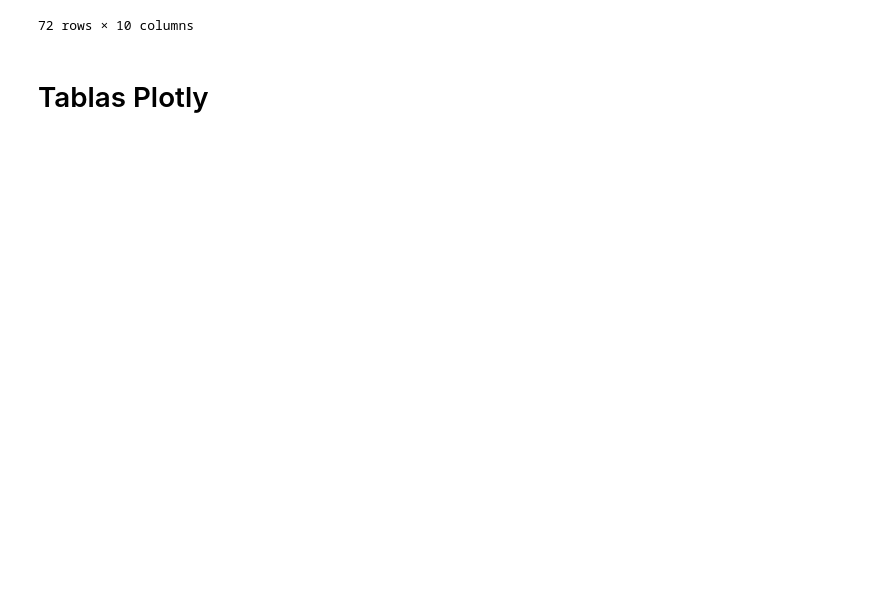
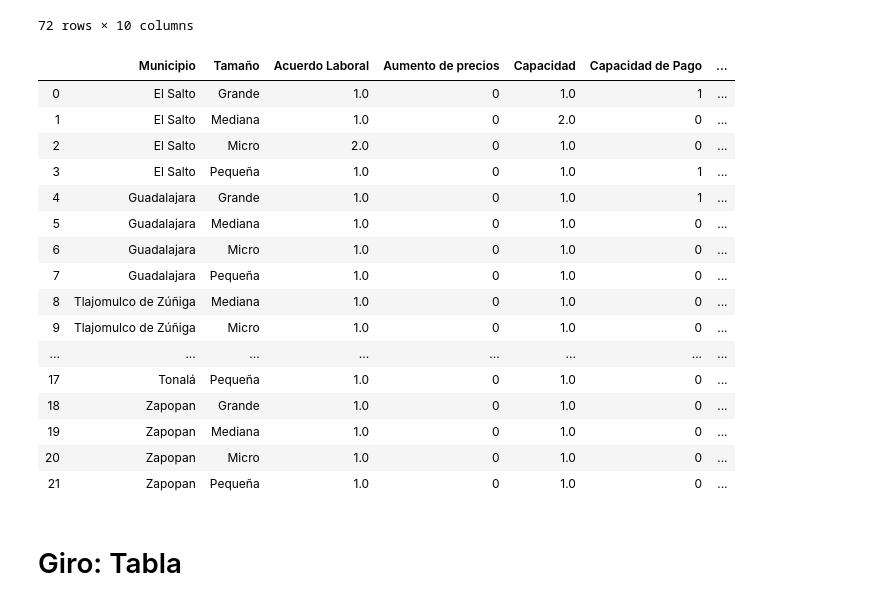
Before and after one commit to IFFranciscoME/Urban_Lab_Desarrollo, a Jupyter notebook: Oscar/Sprint 5/Adaptabilidad.ipynb, the cells around one changed output. Cells and saved outputs as stored; diff of their text form; code cells hidden in the pictures; blank space fills up the shorter version.

```diff
--- a/Oscar/Sprint 5/Adaptabilidad.ipynb
+++ b/Oscar/Sprint 5/Adaptabilidad.ipynb
@@ -322,5 +326,35 @@ pivot_sector_giro
 |  | Taquerías y Tortas | 1.0 | 0 | 1.0 | 0.0 | 0.0 | 1.5 | ... |
 |  | Veterinarias | 1.0 | 0 | 1.0 | 0.0 | 0.0 | 1.0 | ... |
 72 rows × 10 columns
-# %% [markdown]
-# Tablas Plotly
+# %%
+pivot_size_mun = pd.pivot_table(column, index = ['Municipio','Tamaño'], values = ['capacidad','cerrar_razon', 'despidos','pago_salarios','capacidad_pago',
+      'acuerdo_laboral', 'trabajo_casa', 'trabajo_casa_motivo', 'aumento_precios'], aggfunc=np.median) # aggfunc=np.median
+
+pivot_size_mun['Total'] = pivot_size_mun['capacidad']+pivot_size_mun['cerrar_razon']+\
+                            pivot_size_mun['despidos']+pivot_size_mun['pago_salarios']+\
+                         pivot_size_mun['capacidad_pago']+pivot_size_mun['acuerdo_laboral']+pivot_size_mun['trabajo_casa']+\
+                         pivot_size_mun['trabajo_casa_motivo']+ pivot_size_mun['aumento_precios']
+
+pivot_size_mun.columns = ['Acuerdo Laboral', 'Aumento de precios','Capacidad','Capacidad de Pago','Razón de cierre', 'Despidos','Pago de Salarios','Home Office','Motivo Home Office', 'Total']
+pivot_size_mun=pivot_size_mun.reset_index()
+pivot_size_mun
+# %% [output]
+|  | Municipio | Tamaño | Acuerdo Laboral | Aumento de precios | Capacidad | Capacidad de Pago | ... |
+| 0 | El Salto | Grande | 1.0 | 0 | 1.0 | 1 | ... |
+| 1 | El Salto | Mediana | 1.0 | 0 | 2.0 | 0 | ... |
+| 2 | El Salto | Micro | 2.0 | 0 | 1.0 | 0 | ... |
+| 3 | El Salto | Pequeña | 1.0 | 0 | 1.0 | 1 | ... |
+| 4 | Guadalajara | Grande | 1.0 | 0 | 1.0 | 1 | ... |
+| 5 | Guadalajara | Mediana | 1.0 | 0 | 1.0 | 0 | ... |
+| 6 | Guadalajara | Micro | 1.0 | 0 | 1.0 | 0 | ... |
+| 7 | Guadalajara | Pequeña | 1.0 | 0 | 1.0 | 0 | ... |
+| 8 | Tlajomulco de Zúñiga | Mediana | 1.0 | 0 | 1.0 | 0 | ... |
+| 9 | Tlajomulco de Zúñiga | Micro | 1.0 | 0 | 1.0 | 0 | ... |
+| ... | ... | ... | ... | ... | ... | ... | ... |
+| 17 | Tonalá | Pequeña | 1.0 | 0 | 1.0 | 0 | ... |
+| 18 | Zapopan | Grande | 1.0 | 0 | 1.0 | 0 | ... |
+| 19 | Zapopan | Mediana | 1.0 | 0 | 1.0 | 0 | ... |
+| 20 | Zapopan | Micro | 1.0 | 0 | 1.0 | 0 | ... |
+| 21 | Zapopan | Pequeña | 1.0 | 0 | 1.0 | 0 | ... |
+# %% [markdown]
+# Giro: Tabla
```
Also changed, not shown: parts of 16 cells of this notebook, 2 other files.
